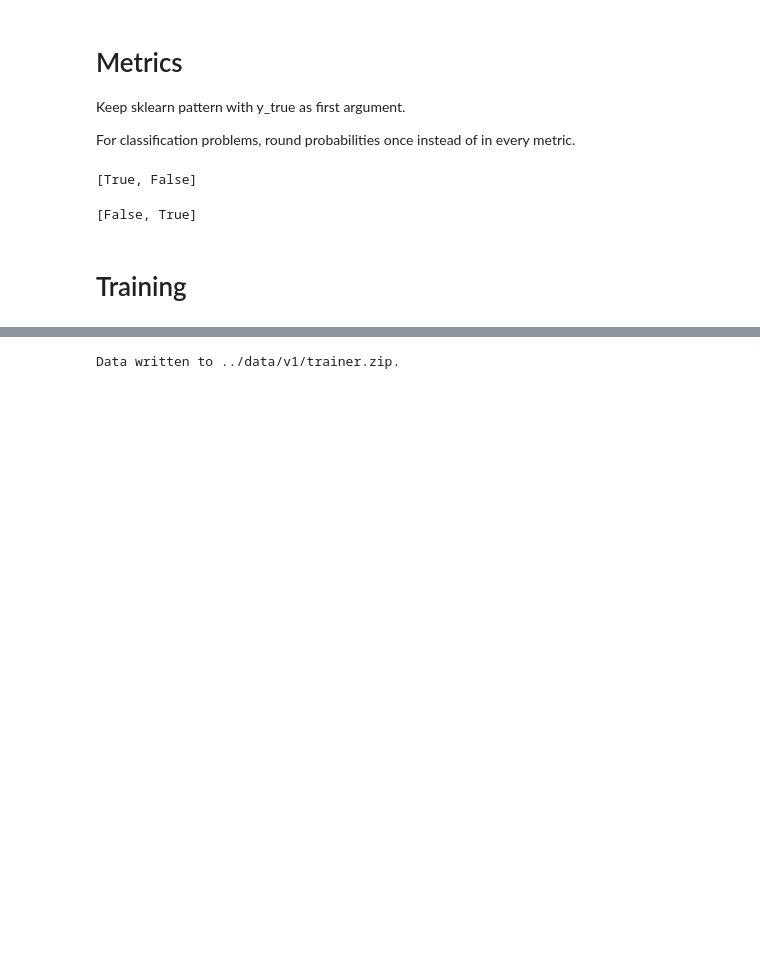
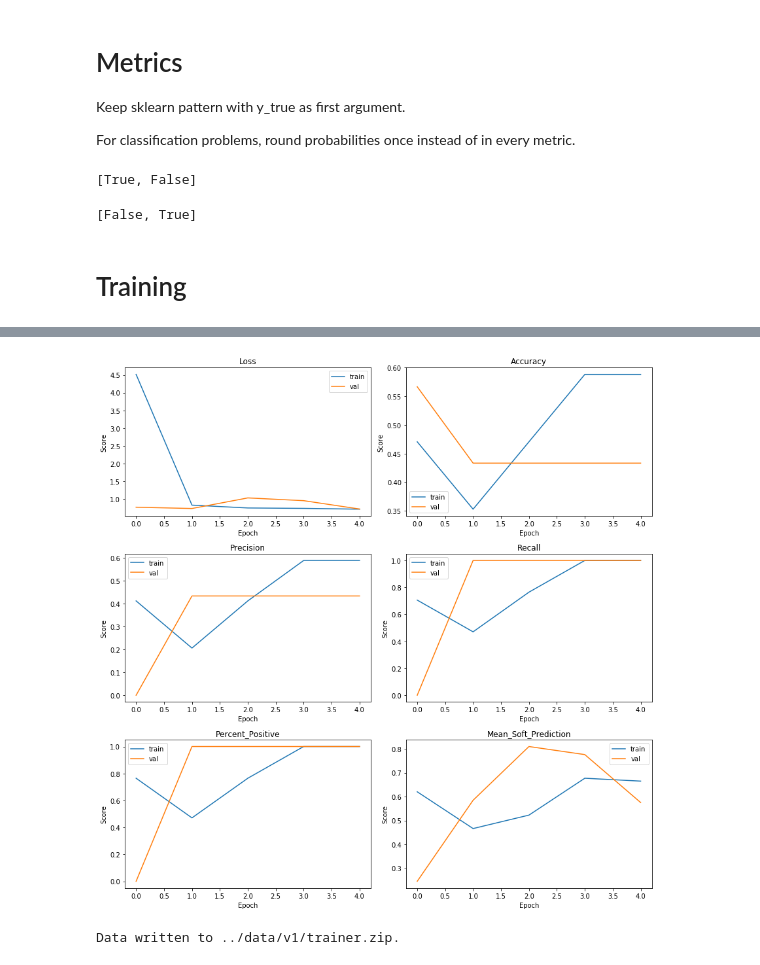
Before and after one commit to hdmamin/ml_htools, a Jupyter notebook: notebooks/trainer_based_train.ipynb, the cells around one changed output, grey strips where cells are left out. Saved outputs shown, nothing was run; the diff lists cells and outputs as text; code cells hidden in the pictures; blank space fills up the shorter version.

```diff
--- a/notebooks/trainer_based_train.ipynb
+++ b/notebooks/trainer_based_train.ipynb
@@ -927,0 +1189,3 @@ Key: mytorch_test/model.pkl
+# %%
+df = t.callbacks['MetricHistory'].df
+df
@@ -928,3 +1199,18 @@ Key: mytorch_test/model.pkl
+# %%
+cols = df.shape[1]
+fig, ax = plt.subplots(cols//4, 2, figsize=(12, cols))
+for i, axi in zip(range(cols // 2), ax.flatten()):
+    col = df.columns[i]
+    axi.plot(df[col], label='train')
+    axi.plot(df[f'val_{col}'], label='val')
+    axi.set_title(col.title())
+    axi.set_xlabel('Epoch')
+    axi.set_ylabel('Score')
+    axi.legend()
+plt.tight_layout()
+plt.show()
+# %% [output]
+[figure, added]
 # %%
 t.save('trainer.zip')
 # %% [output]
```
Also changed, not shown: parts of 56 cells of this notebook, 1 other file.
